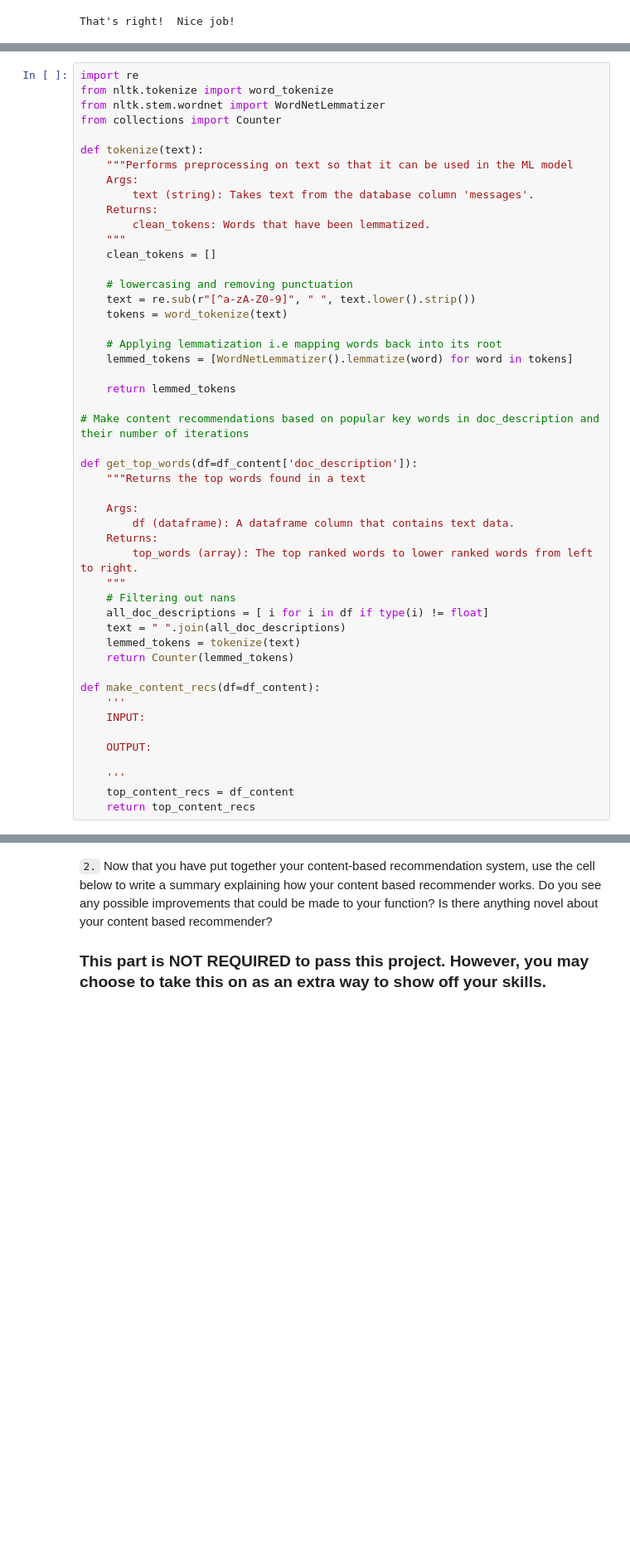
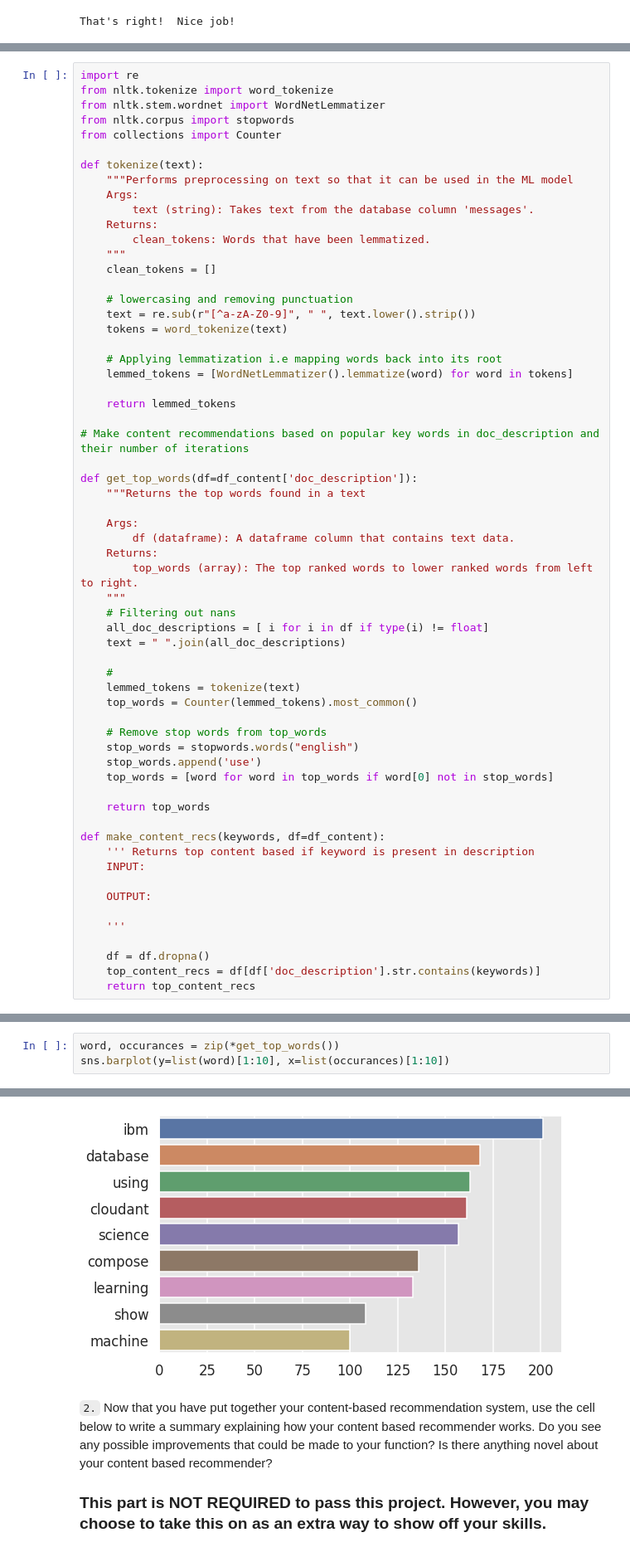
Before and after one commit to defunSM/Data-Science-Portfolio, a Jupyter notebook: IBM Watson Recommendation System/Recommendations_with_IBM.ipynb, the cells around one changed output, grey strips where cells are left out. Shown at 83% size. Saved outputs shown, nothing was run; the diff lists cells and outputs as text; blank space fills up the shorter version.

Commit message:
add: finding top words in doc description

```diff
--- a/IBM Watson Recommendation System/Recommendations_with_IBM.ipynb
+++ b/IBM Watson Recommendation System/Recommendations_with_IBM.ipynb
@@ -732,6 +732,7 @@ Another method we might use to make recommendations is to perform a ranking of t
 import re
 from nltk.tokenize import word_tokenize
 from nltk.stem.wordnet import WordNetLemmatizer
+from nltk.corpus import stopwords
 from collections import Counter
 
 def tokenize(text):
@@ -765,15 +766,26 @@ def get_top_words(df=df_content['doc_description']):
     # Filtering out nans
     all_doc_descriptions = [ i for i in df if type(i) != float]
     text = " ".join(all_doc_descriptions)
+
+    #
     lemmed_tokens = tokenize(text)
-    return Counter(lemmed_tokens)
+    top_words = Counter(lemmed_tokens).most_common()
 
-def make_content_recs(df=df_content):
-    '''
+    # Remove stop words from top_words
+    stop_words = stopwords.words("english")
+    stop_words.append('use')
+    top_words = [word for word in top_words if word[0] not in stop_words]
+
+    return top_words
+
+def make_content_recs(keywords, df=df_content):
+    ''' Returns top content based if keyword is present in description
     INPUT:
 
     OUTPUT:
 
     '''
-    top_content_recs = df_content
+
+    df = df.dropna()
+    top_content_recs = df[df['doc_description'].str.contains(keywords)]
     return top_content_recs
@@ -779,0 +803,4 @@ def make_content_recs(df=df_content):
+# %%
+word, occurances = zip(*get_top_words())
+sns.barplot(y=list(word)[1:10], x=list(occurances)[1:10])
+# %% [output]
@@ -780,3 +808,4 @@ def make_content_recs(df=df_content):
+[figure, added]
 # %% [markdown]
 `2.` Now that you have put together your content-based recommendation system, use the cell below to write a summary explaining how your content based recommender works.  Do you see any possible improvements that could be made to your function?  Is there anything novel about your content based recommender?
 
```
Also changed, not shown: parts of 2 cells of this notebook, 1 other file.
